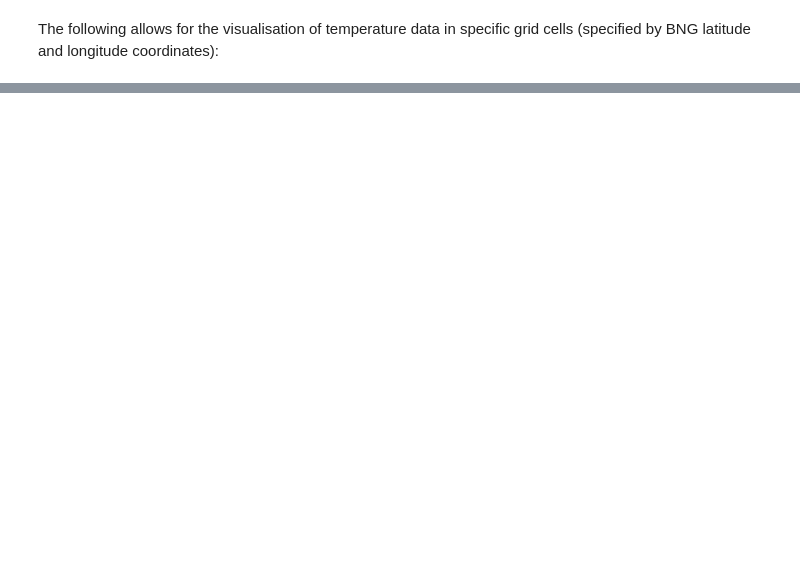
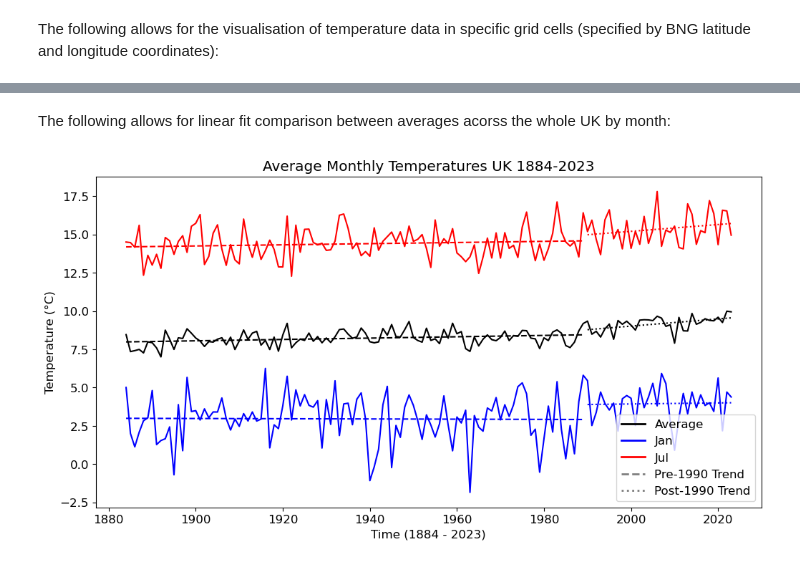
Before and after one commit to mazx7/MSc, a Jupyter notebook: Further Visualisation of HadUK Data.ipynb, the cells around one changed output, grey strips where cells are left out. Cells and saved outputs as stored; diff of their text form; code cells hidden in the pictures; blank space fills up the shorter version.

```diff
--- a/Further Visualisation of HadUK Data.ipynb
+++ b/Further Visualisation of HadUK Data.ipynb
@@ -250,0 +280,29 @@ Nearest index for latitude2: 29
+# %% [markdown]
+The following allows for linear fit comparison between averages acorss the whole UK by month:
+# %%
+
+plt.figure(figsize=(12, 6))
+
+plot_with_regression(time, temp_mean, 'black', 'Average') #linear fit for average temperature
+
+plot_with_regression(time, temp_mean_jan, 'blue', 'Jan') #linear fit for january temperature
+
+plot_with_regression(time, temp_mean_jul, 'red', 'Jul') #linear fit for february temperature
+
+plt.xlabel('Time (1884 - 2023)')
+plt.ylabel('Temperature (°C)')
+plt.title('Average Monthly Temperatures UK 1884-2023')
+plt.rcParams.update({'font.size': 12})
+
+legend_elements = [
+    Line2D([0], [0], color='black', lw=2, label='Average'),
+    Line2D([0], [0], color='blue', lw=2, label='Jan'),
+    Line2D([0], [0], color='red', lw=2, label='Jul'),
+
+    Line2D([0], [0], color='gray', linestyle='--', lw=2, label='Pre-1990 Trend'),
+    Line2D([0], [0], color='gray', linestyle=':', lw=2, label='Post-1990 Trend')
+]
+plt.legend(handles=legend_elements)
+plt.show()
+# %% [output]
+[figure, added]
```
Also changed, not shown: parts of 9 cells of this notebook.
